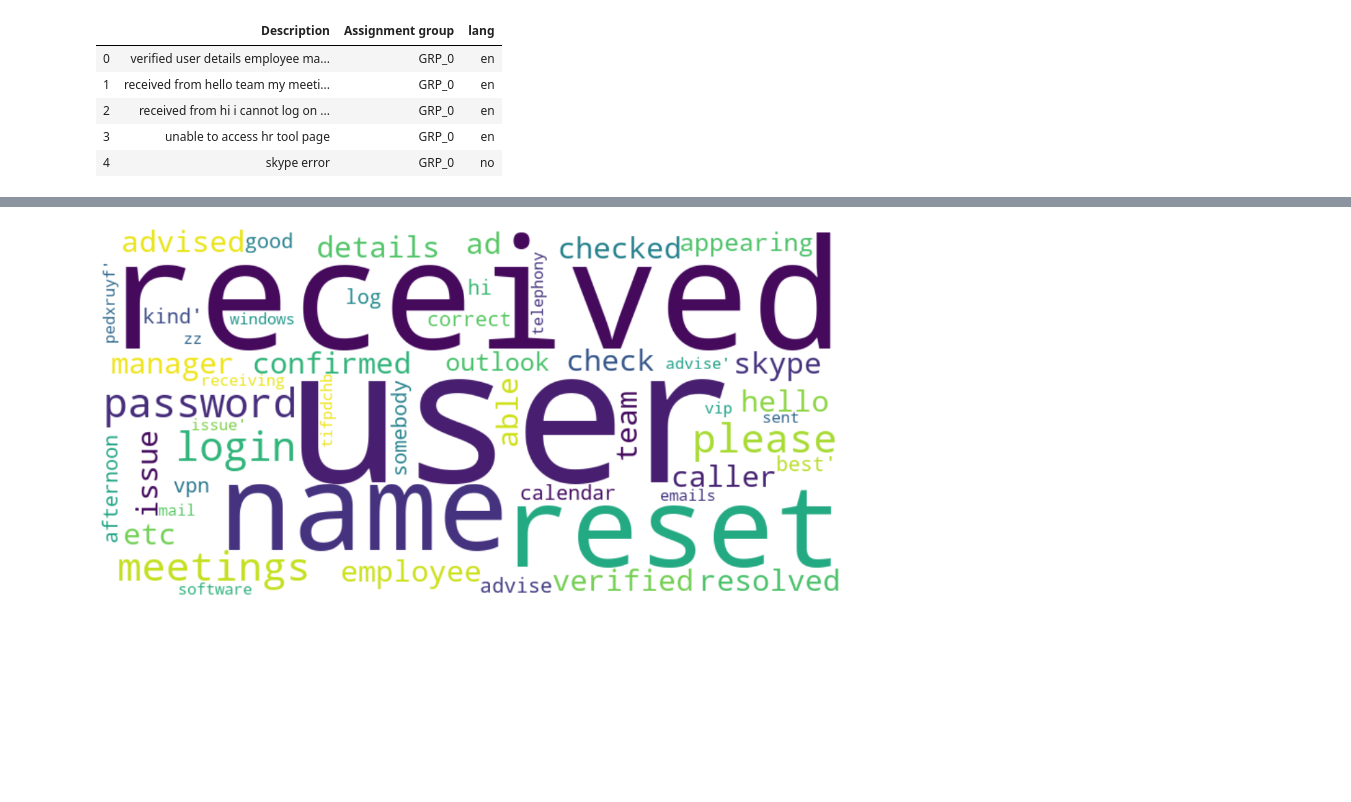
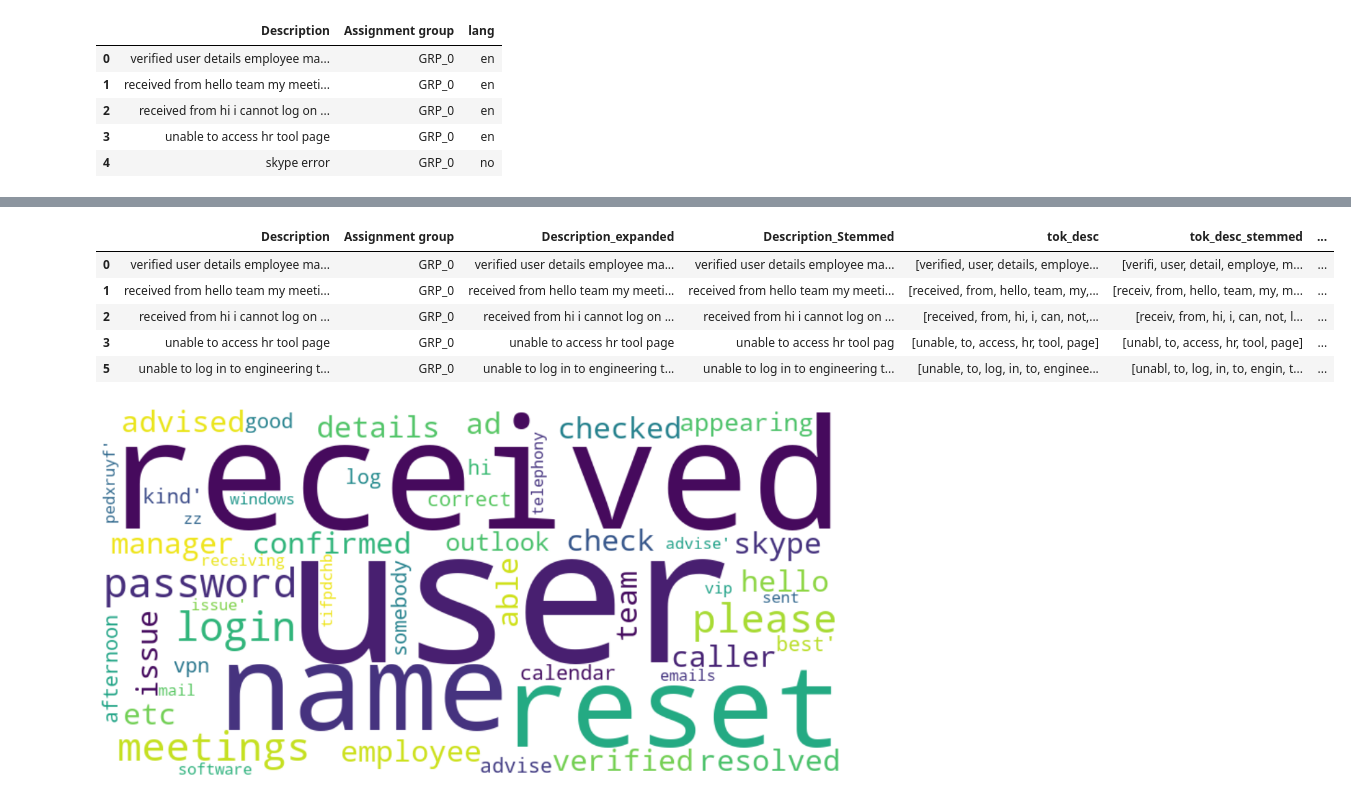
Before and after one commit to glaiml/capstone, a Jupyter notebook: capstone-vgk.ipynb, the cells around one changed output, grey strips where cells are left out. Saved outputs shown, nothing was run; the diff lists cells and outputs as text; code cells hidden in the pictures; blank space fills up the shorter version.

```diff
--- a/capstone-vgk.ipynb
+++ b/capstone-vgk.ipynb
@@ -653,0 +719,5 @@ SystemExit: 1
+# %%
+from nltk.stem import SnowballStemmer
+from nltk.tokenize import word_tokenize
+nltk.download('punkt')
+snow = SnowballStemmer('english')
@@ -653,0 +727,2 @@ SystemExit: 1
+# %%
+ticket_df_english['tok_desc'] = ticket_df_english.apply(lambda row: nltk.word_tokenize(row['Description_expanded']), axis=1)
@@ -653,0 +750,8 @@ SystemExit: 1
+# %%
+def get_stemmed_list(list):
+  output = []
+  for i in list:
+    output.append(snow.stem(i))
+  return output
+
+ticket_df_english['tok_desc_stemmed'] = ticket_df_english['tok_desc'].apply(lambda v: get_stemmed_list(v))
@@ -653,0 +773,5 @@ SystemExit: 1
+# %%
+from nltk import pos_tag
+nltk.download('averaged_perceptron_tagger')
+
+ticket_df_english['tok_desc_pos'] = ticket_df_english['tok_desc'].apply(lambda v: pos_tag(v))
@@ -653,0 +787,9 @@ SystemExit: 1
+# %%
+ticket_df_english.head()
+# %% [output]
+|  | Description | Assignment group | Description_expanded | Description_Stemmed | tok_desc | tok_desc_stemmed | ... |
+| 0 | verified user details employee ma... | GRP_0 | verified user details employee ma... | verified user details employee ma... | [verified, user, details, employe... | [verifi, user, detail, employe, m... | ... |
+| 1 | received from hello team my meeti... | GRP_0 | received from hello team my meeti... | received from hello team my meeti... | [received, from, hello, team, my,... | [receiv, from, hello, team, my, m... | ... |
+| 2 | received from hi i cannot log on ... | GRP_0 | received from hi i cannot log on ... | received from hi i cannot log on ... | [received, from, hi, i, can, not,... | [receiv, from, hi, i, can, not, l... | ... |
+| 3 | unable to access hr tool page | GRP_0 | unable to access hr tool page | unable to access hr tool pag | [unable, to, access, hr, tool, page] | [unabl, to, access, hr, tool, page] | ... |
+| 5 | unable to log in to engineering t... | GRP_0 | unable to log in to engineering t... | unable to log in to engineering t... | [unable, to, log, in, to, enginee... | [unabl, to, log, in, to, engin, t... | ... |
```
Also changed, not shown: parts of 39 cells of this notebook.
